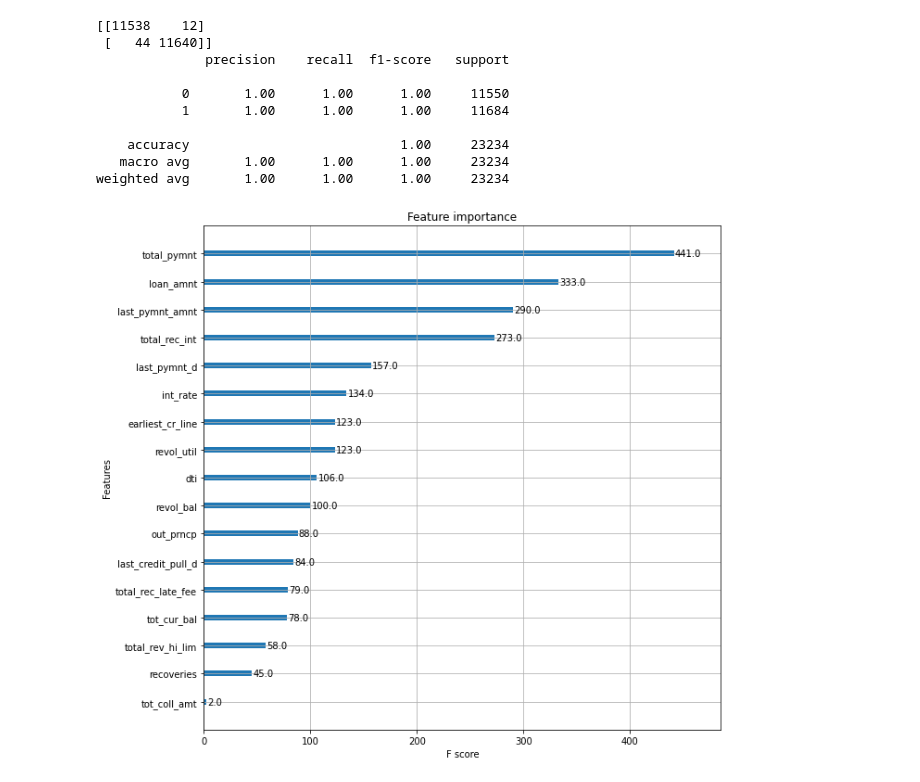
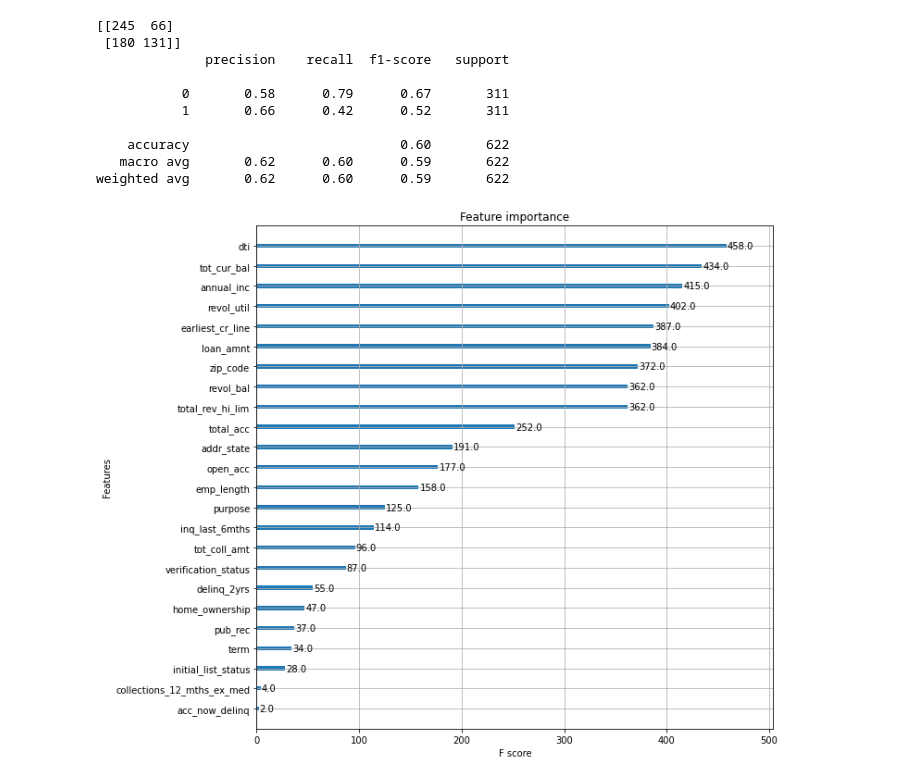
Before and after one commit to morismoysis1414/XYZ-Corp, a Jupyter notebook: class_model.ipynb, the cells around one changed output. Drawn from its saved outputs; the diff is of its cells as text; code cells hidden in the pictures.

Commit message:
models updated

```diff
--- a/class_model.ipynb
+++ b/class_model.ipynb
@@ -5,12 +5,7 @@
 import pandas as pd
 import numpy as np
 
-#Date
-import datetime as dt
-from datetime import datetime
-
 #Visualisation
-import matplotlib as mpl
 import matplotlib.pyplot as plt
 import seaborn as sns
 
@@ -19,9 +14,6 @@ from imblearn.under_sampling import RandomUnderSampler
 
 from sklearn.model_selection import train_test_split
 from sklearn.preprocessing import StandardScaler, MinMaxScaler
-
-from sklearn.metrics import classification_report,confusion_matrix
-from sklearn.metrics import mean_squared_error, mean_absolute_error
 
 from sklearn.linear_model import LogisticRegression
 
@@ -36,13 +28,14 @@ from sklearn.preprocessing import OneHotEncoder
 
 data_file='wrang_xyz_data.csv'
 
-financial_data=['total_rev_hi_lim','tot_cur_bal','tot_coll_amt','revol_util','loan_amnt','recoveries','last_pymnt_amnt','int_rate','dti','collection_recovery_fee','revol_bal','out_prncp','total_pymnt','total_rec_int','total_rec_late_fee']
+financial_data=['total_rev_hi_lim','tot_cur_bal','tot_coll_amt','revol_util','loan_amnt','dti','revol_bal']
 loan_data=['purpose','initial_list_status','term']
 emp_data=['emp_length','collections_12_mths_ex_med','acc_now_delinq','home_ownership','annual_inc','verification_status','zip_code','addr_state','delinq_2yrs','inq_last_6mths','open_acc','pub_rec','total_acc']
-dates=['last_pymnt_d','last_credit_pull_d','earliest_cr_line']
-
-features=dates+financial_data
+date_data=['earliest_cr_line']
 pred_data=['issue_d','default_ind']
+inn=['initial_list_status','last_pymnt_amnt','total_pymnt','total_rec_int','total_rec_late_fee']
+out=['initial_list_status','last_credit_pull_d','last_pymnt_amnt','total_pymnt','total_rec_int','int_rate','out_prncp','total_rec_late_fee']
+features=financial_data+loan_data+emp_data+date_data
 # %%
 def get_model_class(data_file='wrang_xyz_data.csv',split='date',model_type='xgb'):
     #Random splitting
@@ -50,7 +43,6 @@ def get_model_class(data_file='wrang_xyz_data.csv',split='date',model_type='xgb'
 
     if split=='random':
         X=df.drop(['default_ind','issue_d'],axis=1)
-        #X=df[['issue_d']]
         y=df['default_ind']
 
         undersample = RandomUnderSampler(sampling_strategy='majority')
@@ -60,7 +52,6 @@ def get_model_class(data_file='wrang_xyz_data.csv',split='date',model_type='xgb'
 
     else:
         X=df.drop('default_ind',axis=1)
-        #X=df[['out_prncp','last_pymnt_d','int_rate','recoveries','issue_d']]
         y=df[['default_ind','issue_d']]
 
         X_train=X[X['issue_d']<=20150501].drop('issue_d',axis=1)
@@ -70,39 +61,39 @@ def get_model_class(data_file='wrang_xyz_data.csv',split='date',model_type='xgb'
         y_test=y[y['issue_d']>20150501]['default_ind']
 
         undersample = RandomUnderSampler(sampling_strategy='majority')
         X_train,y_train = undersample.fit_resample(X_train, y_train)
         X_test,y_test = undersample.fit_resample(X_test, y_test)
 
     if model_type=='xgb':
         model_class = xgb.XGBClassifier(use_label_encoder=False,eval_metric='logloss')
         model_class.fit(X_train,np.ravel(y_train))
         fig, ax = plt.subplots(figsize=(10,10))
         xgb.plot_importance(model_class,importance_type='weight', ax=ax)
 
     elif model_type=='lg_reg':
         model_class=LogisticRegression(max_iter=10*6)
         model_class.fit(X_train,np.ravel(y_train))
 
     else:
         model_class = RandomForestClassifier()
         model_class.fit(X_train,np.ravel(y_train))
 
     y_class_pred = model_class.predict(X_test)
     print(confusion_matrix(y_test, y_class_pred))
     print(classification_report(y_test, y_class_pred))
 
     return model_class
 
-model_class=get_model_class(split='random',model_type='xgb')
+model_class=get_model_class(split='date',model_type='xgb')
 # %% [output]
-[[11538    12]
- [   44 11640]]
+[[245  66]
+ [180 131]]
               precision    recall  f1-score   support
 
-           0       1.00      1.00      1.00     11550
-           1       1.00      1.00      1.00     11684
+           0       0.58      0.79      0.67       311
+           1       0.66      0.42      0.52       311
 
-    accuracy                           1.00     23234
-   macro avg       1.00      1.00      1.00     23234
-weighted avg       1.00      1.00      1.00     23234
+    accuracy                           0.60       622
+   macro avg       0.62      0.60      0.59       622
+weighted avg       0.62      0.60      0.59       622
-[figure, old version]
+[figure, new version]
```
Also changed, not shown: 4 other files.
